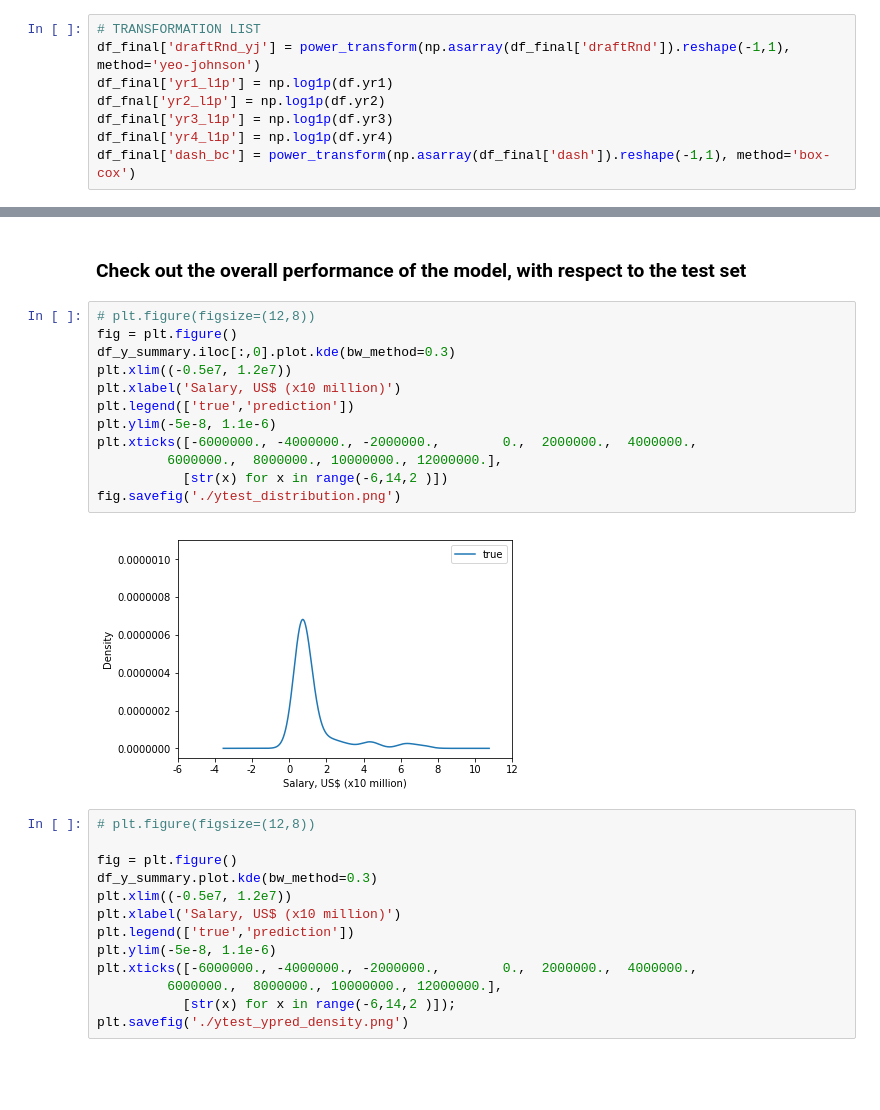
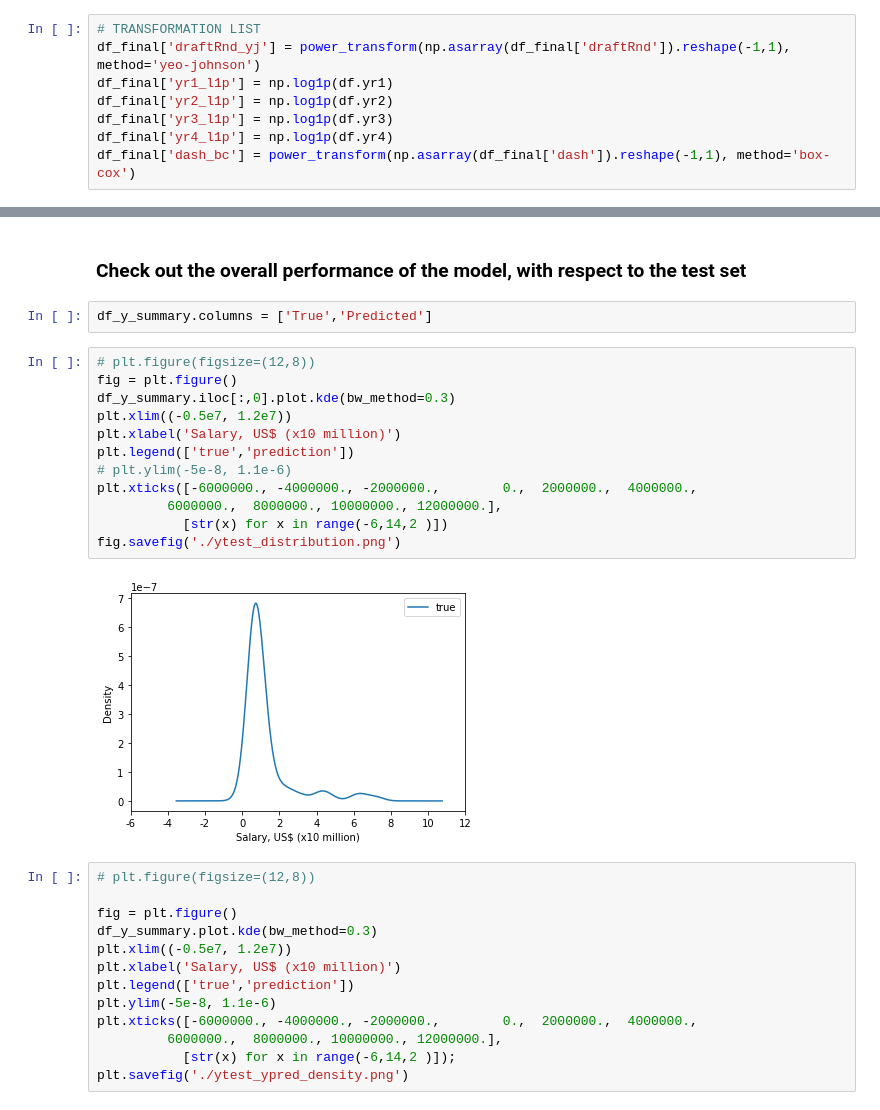
Before and after one commit to jhonsen/NFLplayersValuation, a Jupyter notebook: codes/Engineering-Modeling-4th.ipynb, the cells around one changed output, grey strips where cells are left out. Drawn from its saved outputs; the diff is of its cells as text; blank space fills up the shorter version.

Commit message:
added figures

```diff
--- a/codes/Engineering-Modeling-4th.ipynb
+++ b/codes/Engineering-Modeling-4th.ipynb
@@ -304,7 +305,7 @@ df_final = df.copy()
 # TRANSFORMATION LIST
 df_final['draftRnd_yj'] = power_transform(np.asarray(df_final['draftRnd']).reshape(-1,1), method='yeo-johnson')
 df_final['yr1_l1p'] = np.log1p(df.yr1)
-df_fnal['yr2_l1p'] = np.log1p(df.yr2)
+df_final['yr2_l1p'] = np.log1p(df.yr2)
 df_final['yr3_l1p'] = np.log1p(df.yr3)
 df_final['yr4_l1p'] = np.log1p(df.yr4)
 df_final['dash_bc'] = power_transform(np.asarray(df_final['dash']).reshape(-1,1), method='box-cox')
@@ -700,20 +701,22 @@ df_y_summary = pd.concat([df_ytest.reset_index(),df_ypred.reset_index()], axis=1
 df_y_summary = df_y_summary.drop(columns = ['index'])
 # %% [markdown]
 ### Check out the overall performance of the model, with respect to the test set
+# %%
+df_y_summary.columns = ['True','Predicted']
 # %%
 # plt.figure(figsize=(12,8))
 fig = plt.figure()
 df_y_summary.iloc[:,0].plot.kde(bw_method=0.3)
 plt.xlim((-0.5e7, 1.2e7))
 plt.xlabel('Salary, US$ (x10 million)')
 plt.legend(['true','prediction'])
-plt.ylim(-5e-8, 1.1e-6)
+# plt.ylim(-5e-8, 1.1e-6)
 plt.xticks([-6000000., -4000000., -2000000.,        0.,  2000000.,  4000000.,
          6000000.,  8000000., 10000000., 12000000.],
            [str(x) for x in range(-6,14,2 )])
 fig.savefig('./ytest_distribution.png')
 # %% [output]
-[figure, old version]
+[figure, new version]
 # %%
 # plt.figure(figsize=(12,8))
 
```
Also changed, not shown: parts of 25 cells of this notebook, 19 other files.
